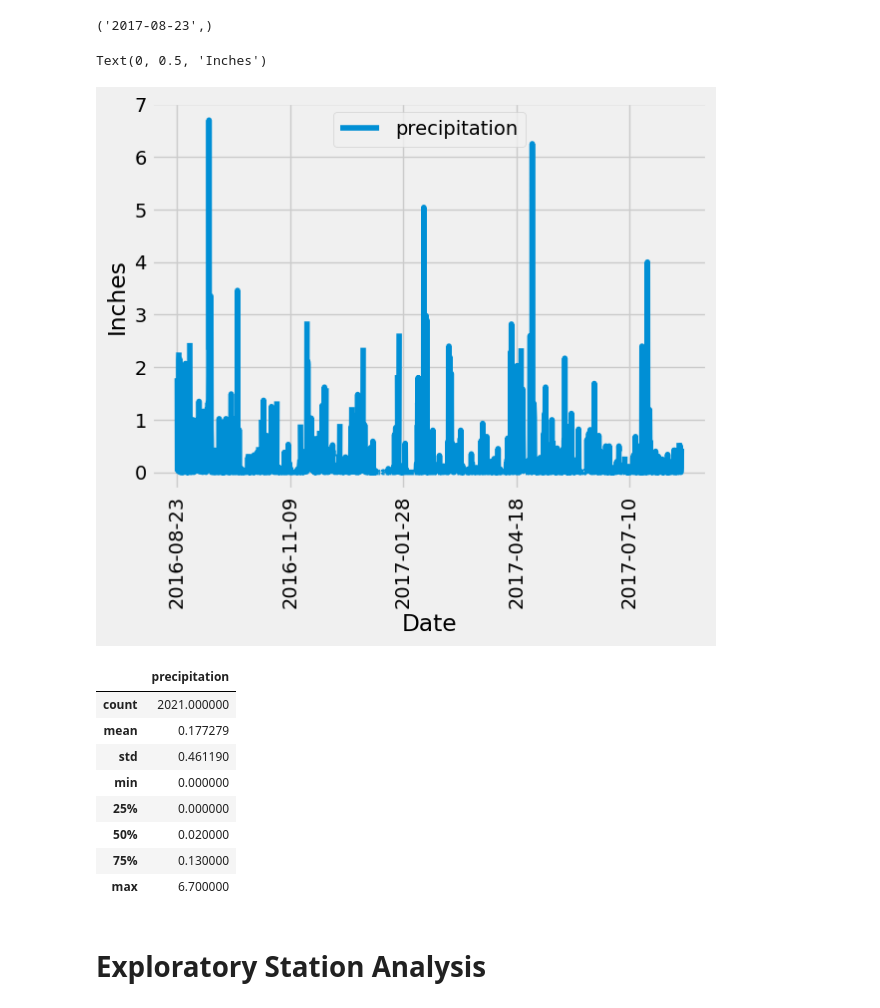
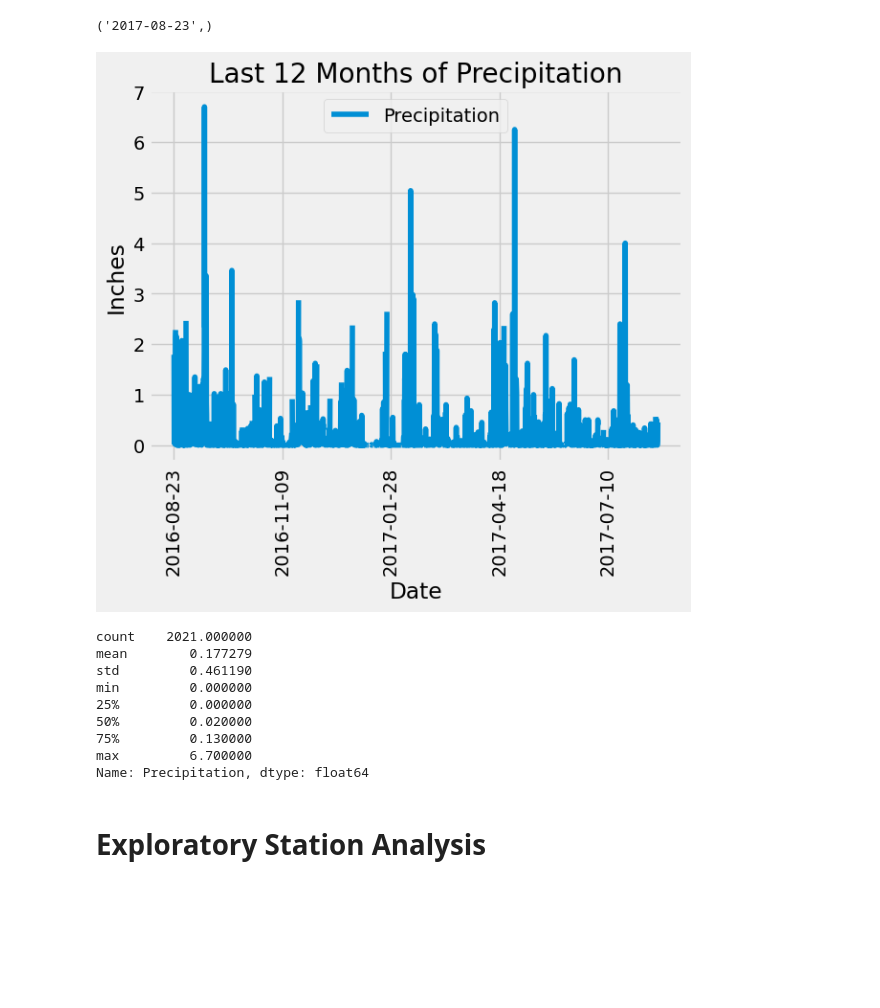
Before and after one commit to vincentpham/sqlalchemy-challenge, a Jupyter notebook: climate_starter.ipynb, the cells around one changed output. Drawn from its saved outputs; the diff is of its cells as text; code cells hidden in the pictures; blank space fills up the shorter version.

```diff
--- a/climate_starter.ipynb
+++ b/climate_starter.ipynb
@@ -47,35 +47,47 @@ session = Session(engine)
 # %%
 # Design a query to retrieve the last 12 months of precipitation data and plot the results.
 # Starting from the most recent data point in the database.
+most_recent_date_query = session.query(Measurement.date).order_by(Measurement.date.desc()).first()
+most_recent_date = pd.to_datetime(most_recent_date_query[0])
 
 # Calculate the date one year from the last date in data set.
+start_date = most_recent_date - pd.DateOffset(years=1)
 
+# converting timestamp tuple to string for sqlalchemy
+start_date_string = start_date.strftime('%Y-%m-%d')
 
 # Perform a query to retrieve the data and precipitation scores
-
+query_results = session.query(Measurement.date, Measurement.prcp).filter(Measurement.date >= start_date_string).all()
 
 # Save the query results as a Pandas DataFrame. Explicitly set the column names
-
+precipitation_df = pd.DataFrame(query_results, columns=['Date', 'Precipitation'])
 
 # Sort the dataframe by date
-
+precipitation_df = precipitation_df.sort_values('Date')
 
 # Use Pandas Plotting with Matplotlib to plot the data
+precipitation_df.plot(x='Date', y='Precipitation', title='Last 12 Months of Precipitation')
+plt.xlabel('Date')
+plt.xticks(rotation=90)
+plt.ylabel('Inches')
+plt.legend(['Precipitation'])
+plt.show()
 # %% [output]
-Text(0, 0.5, 'Inches')
-[figure, old version]
+[figure, new version]
 # %%
 # Use Pandas to calculate the summary statistics for the precipitation data
+summary_statistics = precipitation_df['Precipitation'].describe()
+summary_statistics
 # %% [output]
-|  | precipitation |
-| count | 2021.000000 |
-| mean | 0.177279 |
-| std | 0.461190 |
-| min | 0.000000 |
-| 25% | 0.000000 |
-| 50% | 0.020000 |
-| 75% | 0.130000 |
-| max | 6.700000 |
+count    2021.000000
+mean        0.177279
+std         0.461190
+min         0.000000
+25%         0.000000
+50%         0.020000
+75%         0.130000
+max         6.700000
+Name: Precipitation, dtype: float64
 # %% [markdown]
 # Exploratory Station Analysis
 # %%
```
Also changed, not shown: parts of 2 cells of this notebook.
